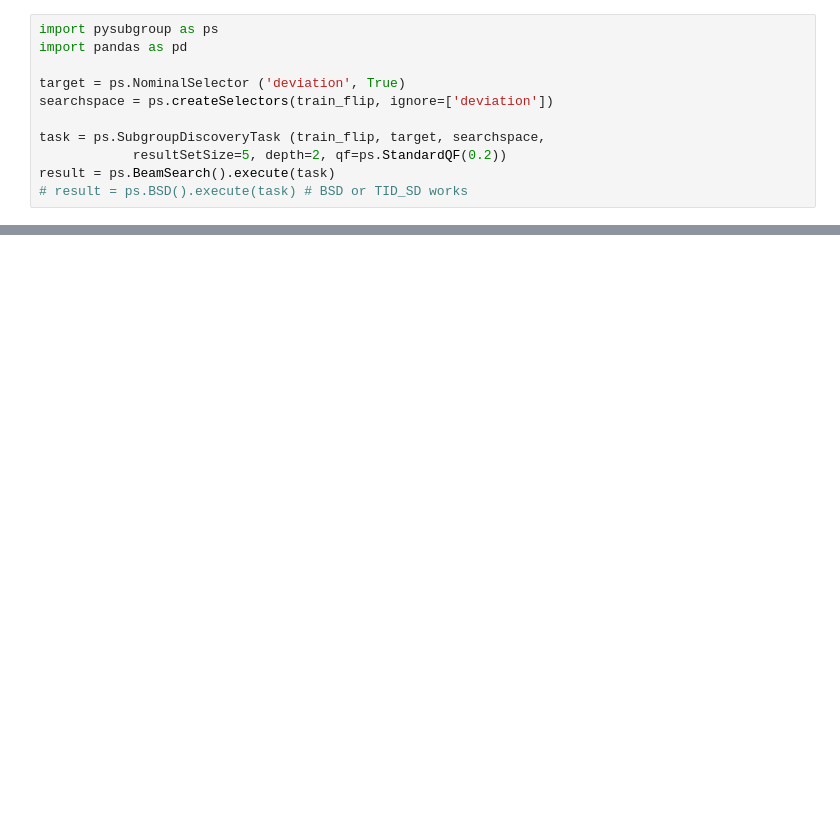
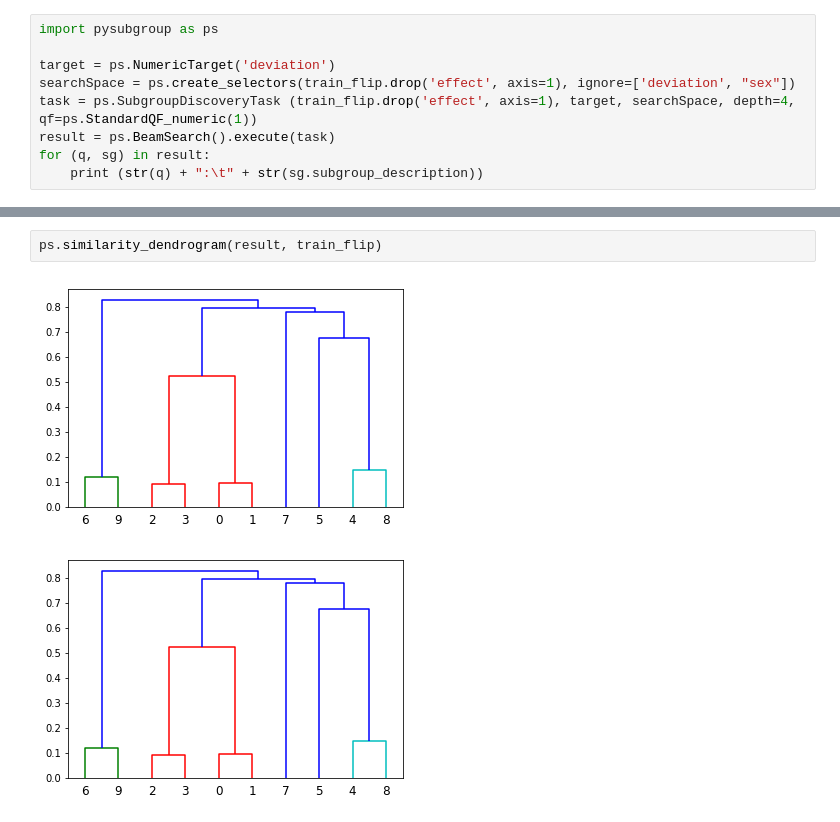
Before and after one commit to XiaoqiMa/Master-Thesis, a Jupyter notebook: Code/Jupyter-notebooks/effect_of_gender.ipynb, the cells around one changed output, grey strips where cells are left out. Saved outputs shown, nothing was run; the diff lists cells and outputs as text; blank space fills up the shorter version.

Commit message:
subgroup discvoery test while changing gender

```diff
--- a/Code/Jupyter-notebooks/effect_of_gender.ipynb
+++ b/Code/Jupyter-notebooks/effect_of_gender.ipynb
@@ -72,12 +64,10 @@ average effect:  -0.02508457145506907
 # %%
 import pysubgroup as ps
-import pandas as pd
 
-target = ps.NominalSelector ('deviation', True)
-searchspace = ps.createSelectors(train_flip, ignore=['deviation'])
-
-task = ps.SubgroupDiscoveryTask (train_flip, target, searchspace,
-            resultSetSize=5, depth=2, qf=ps.StandardQF(0.2))
+target = ps.NumericTarget('deviation')
+searchSpace = ps.create_selectors(train_flip.drop('effect', axis=1), ignore=['deviation', "sex"])
+task = ps.SubgroupDiscoveryTask (train_flip.drop('effect', axis=1), target, searchSpace, depth=4, qf=ps.StandardQF_numeric(1))
 result = ps.BeamSearch().execute(task)
-# result = ps.BSD().execute(task) # BSD or TID_SD works
+for (q, sg) in result:
+    print (str(q) + ":\t" + str(sg.subgroup_description))
 # %% [output]
@@ -91,0 +99,5 @@ len(result)
+# %%
+ps.similarity_dendrogram(result, train_flip)
+# %% [output]
+[figure, added]
+[figure, added]
```
Also changed, not shown: parts of 14 cells of this notebook, 4 other files.
